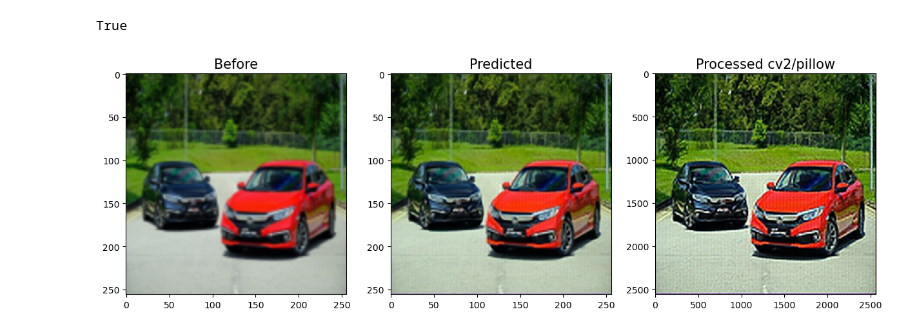
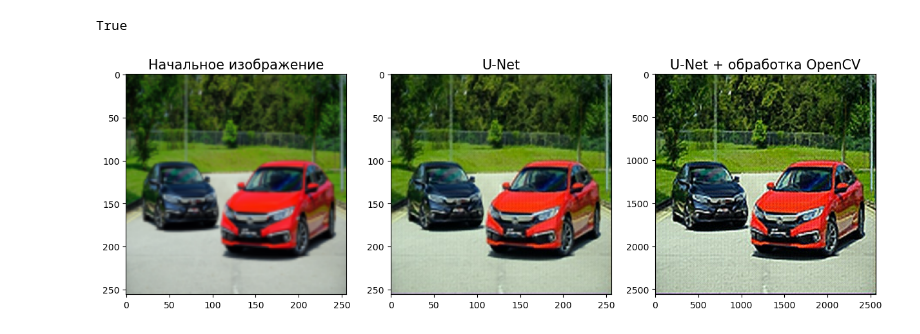
Before and after one commit to dsyt17/diploma-work-4, a Jupyter notebook: models/tf-srgan/image_processing.ipynb, the cells around one changed output. Drawn from its saved outputs; the diff is of its cells as text; code cells hidden in the pictures.

```diff
--- a/models/tf-srgan/image_processing.ipynb
+++ b/models/tf-srgan/image_processing.ipynb
@@ -37,21 +37,28 @@ cv2.imwrite('images/orig.jpg', cv2.cvtColor(new_img, cv2.COLOR_BGR2RGB))
 cv2.imwrite('images/only_res.jpg', cv2.cvtColor(only_res, cv2.COLOR_BGR2RGB))
 # %% [output]
 True
+# %%
+kernel = np.array([[0, -1, 0],
+                   [-1, 5, -1],
+                   [0, -1, 0]])
+
+img = cv2.filter2D(img, -1, kernel)
+img = cv2.resize(img, (2560, 2560))
 # %%
 
 plt.figure(figsize=(15,15))
 plt.subplot(1,3,1)
-plt.title('Before', fontsize = 15)
+plt.title('Начальное изображение', fontsize = 15)
 plt.imshow(first_file)
 # plt.axis('off')
 plt.subplot(1,3,2)
-plt.title('Predicted', fontsize = 15)
+plt.title('U-Net', fontsize = 15)
 plt.imshow(img)
 # plt.axis('off')
 plt.subplot(1,3,3)
-plt.title('Processed cv2/pillow', fontsize = 15)
+plt.title('U-Net + обработка OpenCV', fontsize = 15)
 plt.imshow(res)
 # plt.axis('off')
 plt.show()
 # %% [output]
-[figure, old version]
+[figure, new version]
```
Also changed, not shown: 17 other files.
